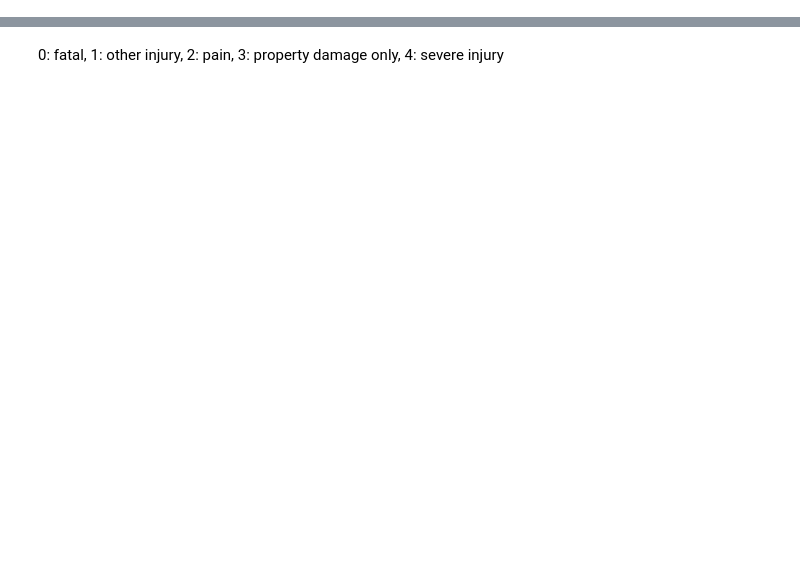
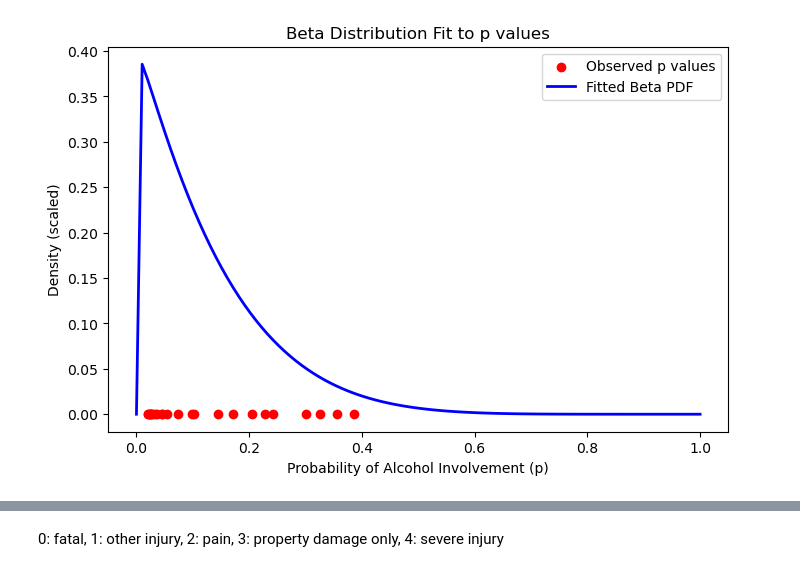
Before and after one commit to seamusprs/583-project-collisions, a Jupyter notebook: scratch2.ipynb, the cells around one changed output, grey strips where cells are left out. Saved outputs shown, nothing was run; the diff lists cells and outputs as text; code cells hidden in the pictures; blank space fills up the shorter version.

```diff
--- a/scratch2.ipynb
+++ b/scratch2.ipynb
@@ -62,0 +107,32 @@ palc_fit_scale = alt.Chart(dftod).mark_line(color = "red").encode(
+# %%
+import numpy as np
+import pandas as pd
+import matplotlib.pyplot as plt
+from scipy.stats import beta
+
+# Build data frame
+dftod = pd.DataFrame()
+dftod["hour"] = range(0, 24)
+dftod["p"] = dfc.groupby("hour")["alcohol_involved"].mean()
+
+# Fit Beta distribution to probability values
+a, b, loc, scale = beta.fit(dftod["p"], floc=0, fscale=1)  # Force bounds [0,1]
+
+# Generate PDF over the range of p values
+x_vals = np.linspace(0, 1, 100)  # Generate 100 points from 0 to 1
+pdf_vals = beta.pdf(x_vals, a, b, loc, scale)  # Compute PDF
+
+# Normalize the PDF to match probability scale for visualization
+pdf_vals = pdf_vals / pdf_vals.max() * dftod["p"].max()
+
+# Plot the results
+plt.figure(figsize=(8, 5))
+plt.scatter(dftod["p"], np.zeros_like(dftod["p"]), color="red", label="Observed p values", zorder=2)
+plt.plot(x_vals, pdf_vals, label="Fitted Beta PDF", color="blue", linewidth=2, zorder=1)
+plt.xlabel("Probability of Alcohol Involvement (p)")
+plt.ylabel("Density (scaled)")
+plt.legend()
+plt.title("Beta Distribution Fit to p values")
+plt.show()
+# %% [output]
+[figure, added]
```
Also changed, not shown: parts of 6 cells of this notebook, 1 other file.
